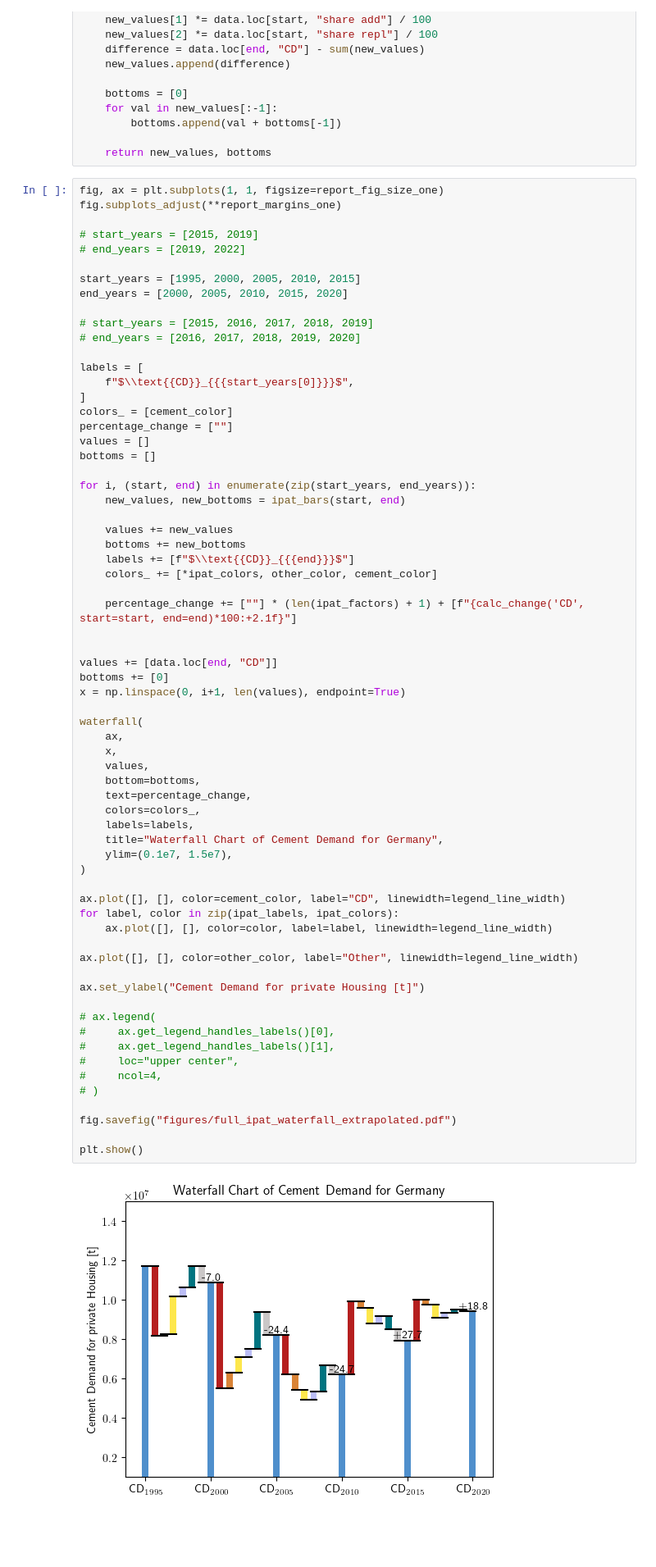
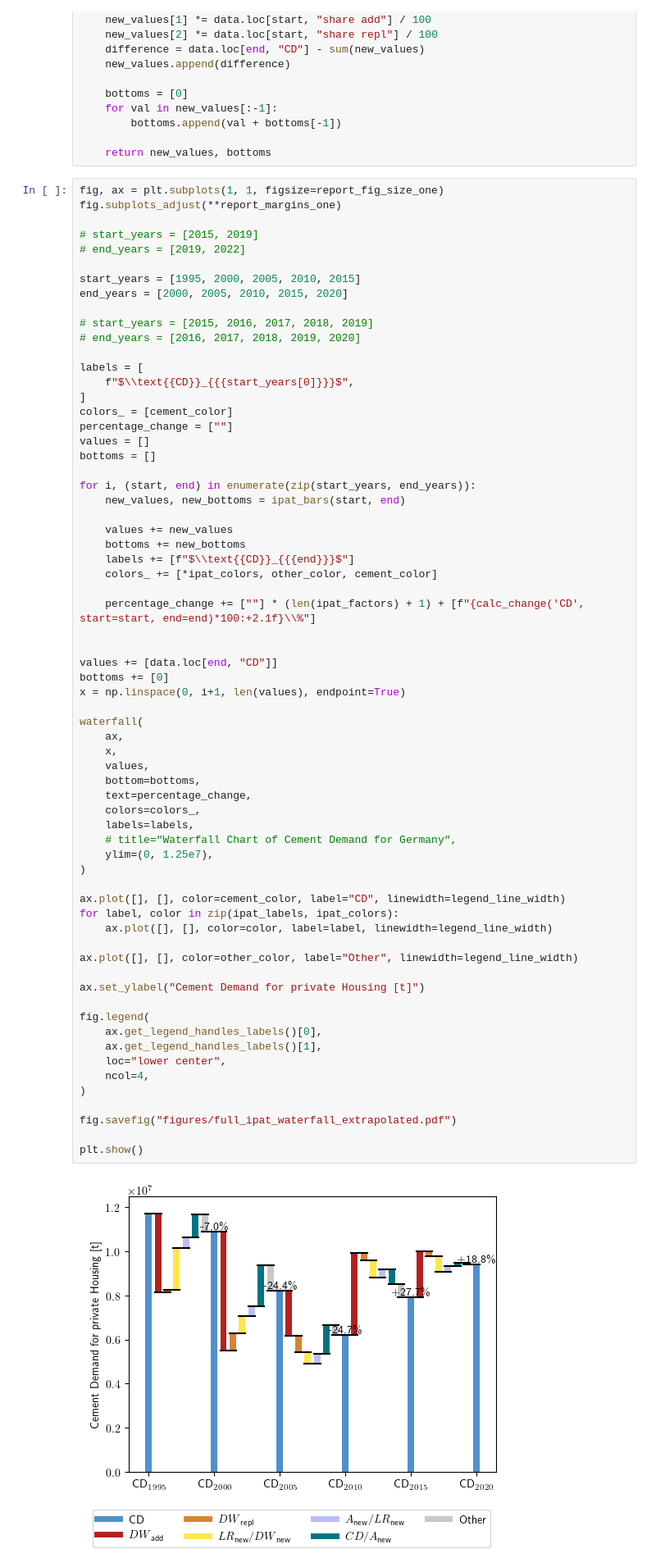
Before and after one commit to pietropecchini/Economic-Growth-and-Sustainability, a Jupyter notebook: analysis.ipynb, the cells around one changed output. Shown at 82% size. Drawn from its saved outputs; the diff is of its cells as text; blank space fills up the shorter version.

Commit message:
removed titles and added missing legends + labels

```diff
--- a/analysis.ipynb
+++ b/analysis.ipynb
@@ -849,45 +749,45 @@ for i, (start, end) in enumerate(zip(start_years, end_years)):
     labels += [f"$\\text{{CD}}_{{{end}}}$"]
     colors_ += [*ipat_colors, other_color, cement_color]
 
-    percentage_change += [""] * (len(ipat_factors) + 1) + [f"{calc_change('CD', start=start, end=end)*100:+2.1f}"]
+    percentage_change += [""] * (len(ipat_factors) + 1) + [f"{calc_change('CD', start=start, end=end)*100:+2.1f}\\%"]
 
 
 values += [data.loc[end, "CD"]]
 bottoms += [0]
 x = np.linspace(0, i+1, len(values), endpoint=True)
 
 waterfall(
     ax,
     x,
     values,
     bottom=bottoms,
     text=percentage_change,
     colors=colors_,
     labels=labels,
-    title="Waterfall Chart of Cement Demand for Germany",
-    ylim=(0.1e7, 1.5e7),
+    # title="Waterfall Chart of Cement Demand for Germany",
+    ylim=(0, 1.25e7),
 )
 
 ax.plot([], [], color=cement_color, label="CD", linewidth=legend_line_width)
 for label, color in zip(ipat_labels, ipat_colors):
     ax.plot([], [], color=color, label=label, linewidth=legend_line_width)
 
 ax.plot([], [], color=other_color, label="Other", linewidth=legend_line_width)
 
 ax.set_ylabel("Cement Demand for private Housing [t]")
 
-# ax.legend(
-#     ax.get_legend_handles_labels()[0],
-#     ax.get_legend_handles_labels()[1],
-#     loc="upper center",
-#     ncol=4,
-# )
+fig.legend(
+    ax.get_legend_handles_labels()[0],
+    ax.get_legend_handles_labels()[1],
+    loc="lower center",
+    ncol=4,
+)
 
 fig.savefig("figures/full_ipat_waterfall_extrapolated.pdf")
 
 plt.show()
 # %% [output]
-[figure, old version]
+[figure, new version]
 # %%
 fig, ax = plt.subplots(1, 1, figsize=report_fig_size_one)
 fig.subplots_adjust(**report_margins_one)
```
Also changed, not shown: parts of 11 cells of this notebook, 12 other files.
